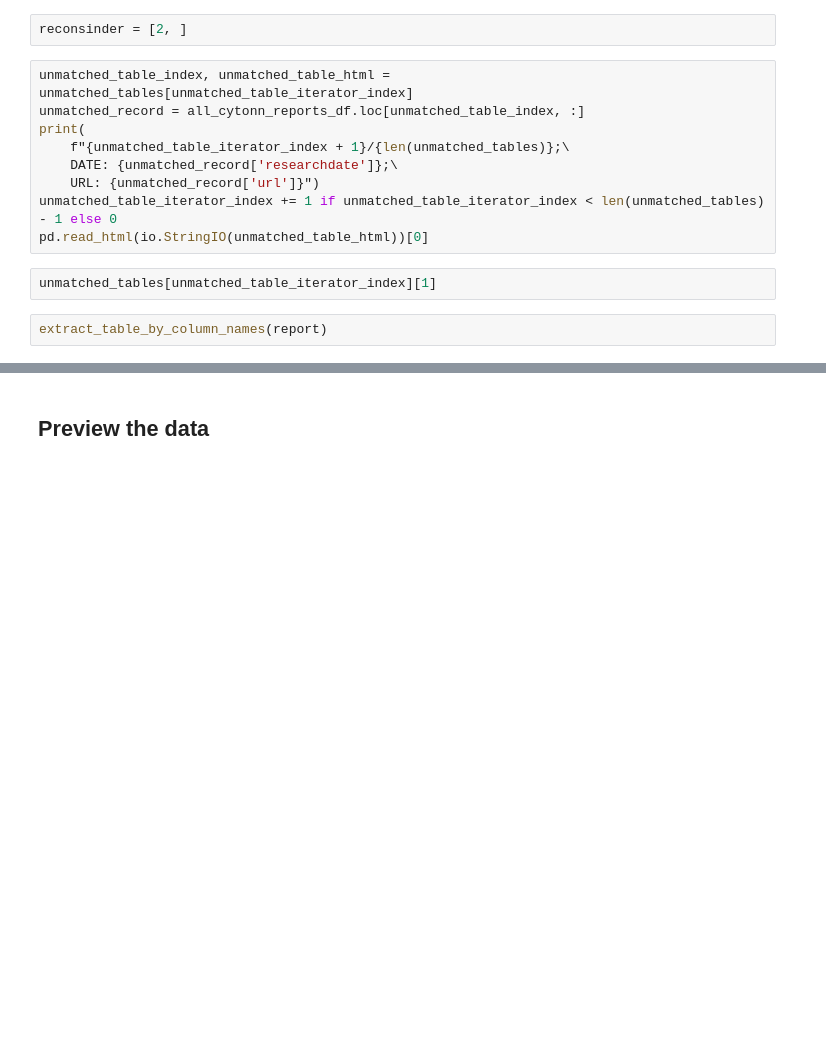
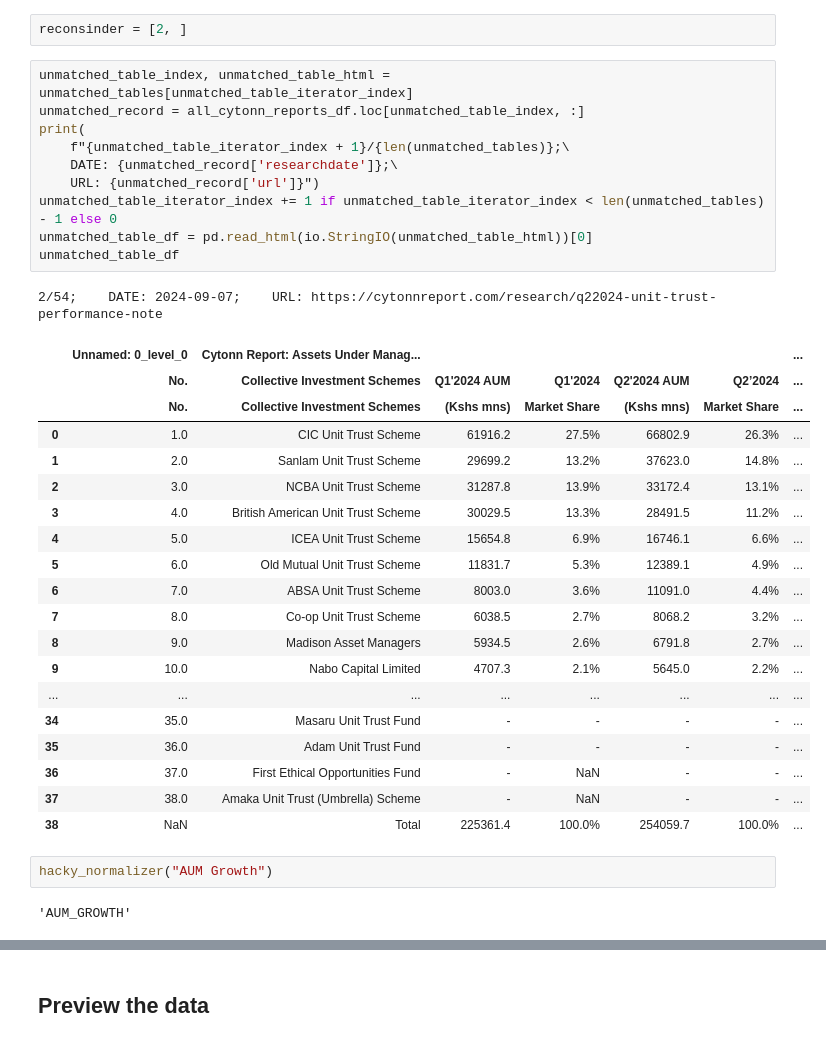
Before and after one commit to ToKnow-ai/ToKnow-ai.github.io, a Jupyter notebook: posts/kenya-unit-trusts-money-market-funds/_dataset/index.ipynb, the cells around one changed output, grey strips where cells are left out. Cells and saved outputs as stored; diff of their text form; blank space fills up the shorter version.

```diff
--- a/posts/kenya-unit-trusts-money-market-funds/_dataset/index.ipynb
+++ b/posts/kenya-unit-trusts-money-market-funds/_dataset/index.ipynb
@@ -1639,13 +1662,35 @@ reconsinder = [2, ]
 # %%
 unmatched_table_index, unmatched_table_html = unmatched_tables[unmatched_table_iterator_index]
 unmatched_record = all_cytonn_reports_df.loc[unmatched_table_index, :]
 print(
     f"{unmatched_table_iterator_index + 1}/{len(unmatched_tables)};\
     DATE: {unmatched_record['researchdate']};\
     URL: {unmatched_record['url']}")
 unmatched_table_iterator_index += 1 if unmatched_table_iterator_index < len(unmatched_tables) - 1 else 0
-pd.read_html(io.StringIO(unmatched_table_html))[0]
+unmatched_table_df = pd.read_html(io.StringIO(unmatched_table_html))[0]
+unmatched_table_df
+# %% [output]
+2/54;    DATE: 2024-09-07;    URL: https://cytonnreport.com/research/q22024-unit-trust-performance-note
+|  | Unnamed: 0_level_0 | Cytonn Report: Assets Under Manag... |  |  |  |  | ... |
+|  | No. | Collective Investment Schemes | Q1'2024 AUM | Q1'2024 | Q2'2024 AUM | Q2’2024 | ... |
+|  | No. | Collective Investment Schemes | (Kshs mns) | Market Share | (Kshs mns) | Market Share | ... |
+| 0 | 1.0 | CIC Unit Trust Scheme | 61916.2 | 27.5% | 66802.9 | 26.3% | ... |
+| 1 | 2.0 | Sanlam Unit Trust Scheme | 29699.2 | 13.2% | 37623.0 | 14.8% | ... |
+| 2 | 3.0 | NCBA Unit Trust Scheme | 31287.8 | 13.9% | 33172.4 | 13.1% | ... |
+| 3 | 4.0 | British American Unit Trust Scheme | 30029.5 | 13.3% | 28491.5 | 11.2% | ... |
+| 4 | 5.0 | ICEA Unit Trust Scheme | 15654.8 | 6.9% | 16746.1 | 6.6% | ... |
+| 5 | 6.0 | Old Mutual Unit Trust Scheme | 11831.7 | 5.3% | 12389.1 | 4.9% | ... |
+| 6 | 7.0 | ABSA Unit Trust Scheme | 8003.0 | 3.6% | 11091.0 | 4.4% | ... |
+| 7 | 8.0 | Co-op Unit Trust Scheme | 6038.5 | 2.7% | 8068.2 | 3.2% | ... |
+| 8 | 9.0 | Madison Asset Managers | 5934.5 | 2.6% | 6791.8 | 2.7% | ... |
+| 9 | 10.0 | Nabo Capital Limited | 4707.3 | 2.1% | 5645.0 | 2.2% | ... |
+| ... | ... | ... | ... | ... | ... | ... | ... |
+| 34 | 35.0 | Masaru Unit Trust Fund | - | - | - | - | ... |
+| 35 | 36.0 | Adam Unit Trust Fund | - | - | - | - | ... |
+| 36 | 37.0 | First Ethical Opportunities Fund | - | NaN | - | - | ... |
+| 37 | 38.0 | Amaka Unit Trust (Umbrella) Scheme | - | NaN | - | - | ... |
+| 38 | NaN | Total | 225361.4 | 100.0% | 254059.7 | 100.0% | ... |
-# %%
-unmatched_tables[unmatched_table_iterator_index][1]
-# %%
-extract_table_by_column_names(report)
+# %%
+hacky_normalizer("AUM Growth")
+# %% [output]
+'AUM_GROWTH'
```
Also changed, not shown: parts of 4 cells of this notebook, 3 other files.
